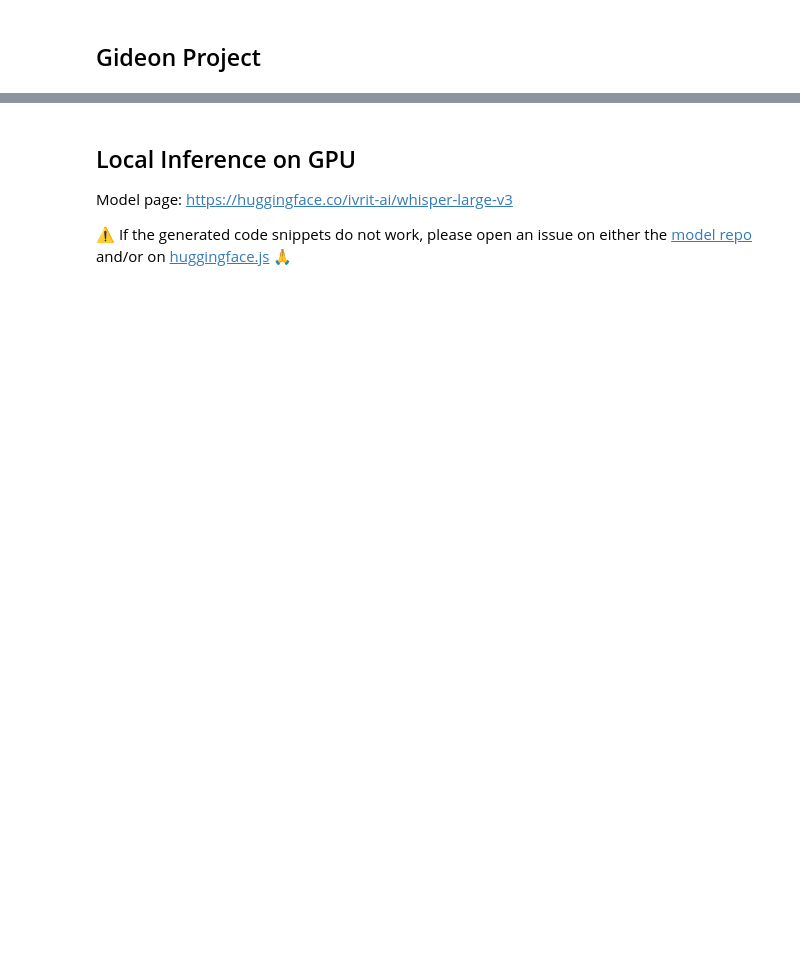
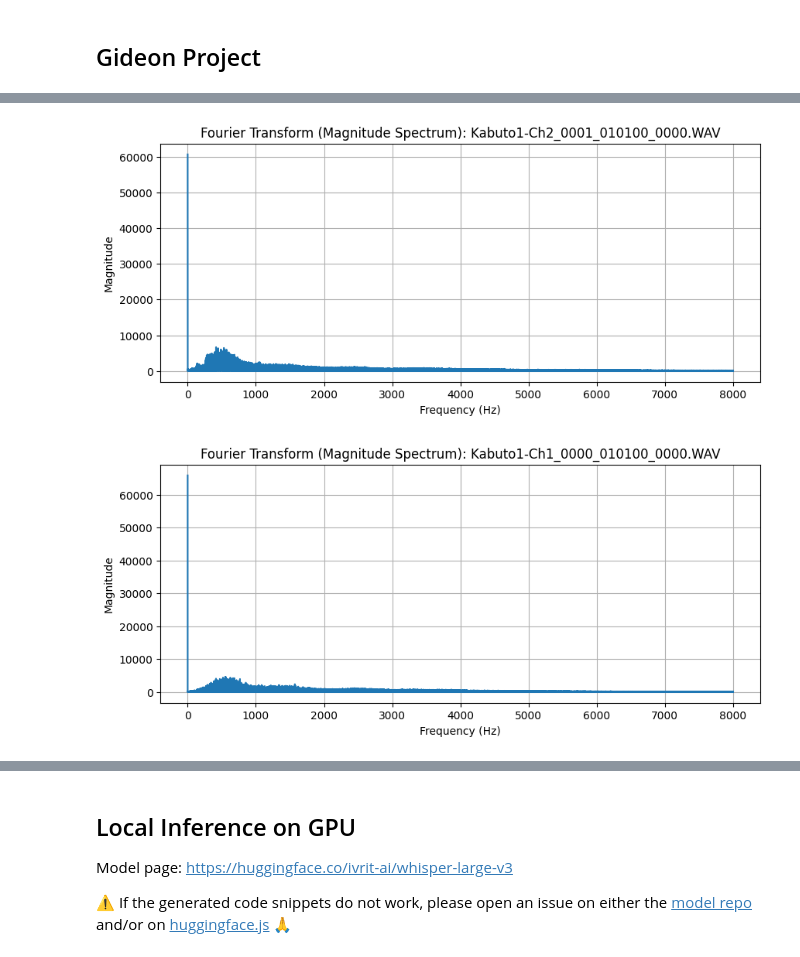
Before and after one commit to borislevant/aiplayground, a Jupyter notebook: whisper_large_v3.ipynb, the cells around one changed output, grey strips where cells are left out. Cells and saved outputs as stored; diff of their text form; code cells hidden in the pictures; blank space fills up the shorter version.

```diff
--- a/whisper_large_v3.ipynb
+++ b/whisper_large_v3.ipynb
@@ -4,0 +62,26 @@
+# %%
+import numpy as np
+import matplotlib.pyplot as plt
+
+for filename, audio_info in loaded_audio.items():
+    data = audio_info['data']
+    samplerate = audio_info['samplerate']
+
+    # Compute the Fast Fourier Transform (FFT)
+    fft_result = np.fft.fft(data)
+    frequencies = np.fft.fftfreq(len(data), 1/samplerate)
+
+    # Take the magnitude of the FFT and only consider the positive frequencies
+    fft_magnitude = np.abs(fft_result)[:len(data)//2]
+    positive_frequencies = frequencies[:len(data)//2]
+
+    plt.figure(figsize=(10, 4))
+    plt.plot(positive_frequencies, fft_magnitude)
+    plt.title(f'Fourier Transform (Magnitude Spectrum): {filename}')
+    plt.xlabel('Frequency (Hz)')
+    plt.ylabel('Magnitude')
+    plt.grid(True)
+    plt.show()
+# %% [output]
+[figure, added]
+[figure, added]
```
Also changed, not shown: parts of 24 cells of this notebook.
